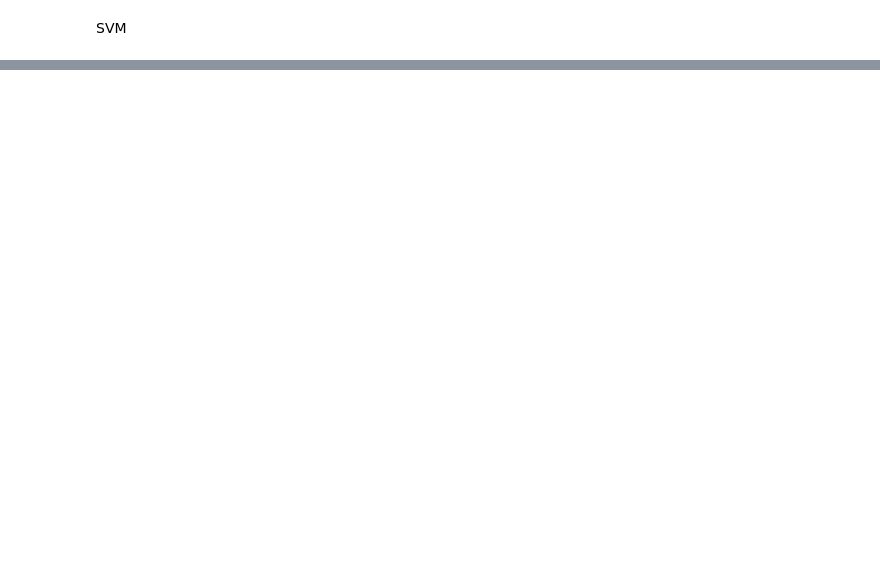
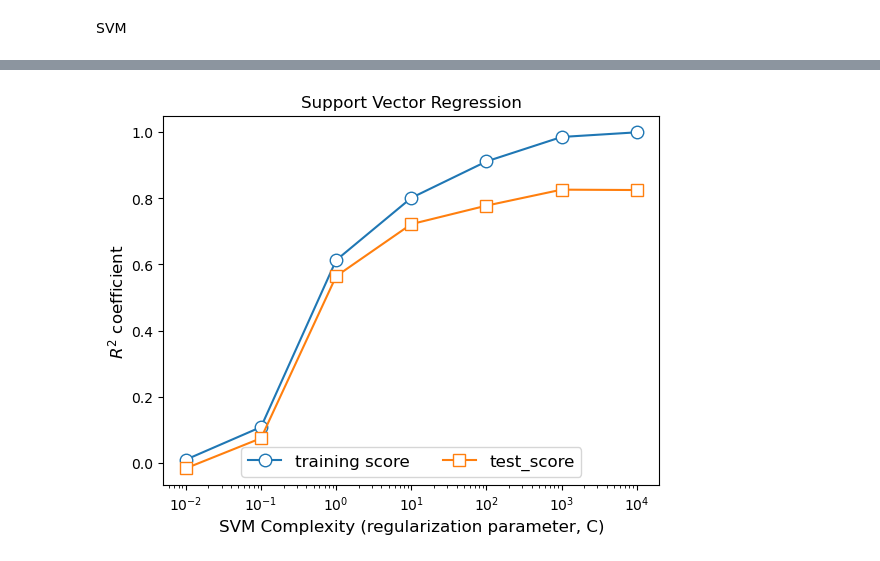
Before and after one commit to ibnerasheed/MyLearning, a Jupyter notebook: ensembles/chapter1.ipynb, the cells around one changed output, grey strips where cells are left out. Cells and saved outputs as stored; diff of their text form; code cells hidden in the pictures; blank space fills up the shorter version.

```diff
--- a/ensembles/chapter1.ipynb
+++ b/ensembles/chapter1.ipynb
@@ -44,0 +91,21 @@ model = SVR(kernel='rbf', gamma=0.1)
+# %%
+from sklearn.svm import SVR
+
+model = SVR(kernel='rbf', gamma=0.1)
+trn_scores, tst_scores = validation_curve(model, X, Y.ravel(),
+                                          param_name='C',
+                                          param_range=np.logspace(-2, 4, 7),
+                                          cv=subsets, scoring='r2')
+
+mean_train_score = np.mean(trn_scores, axis=1)
+mean_test_score = np.mean(tst_scores, axis=1)
+# %%
+plt.semilogx(np.logspace(-2, 4, 7), mean_train_score, linewidth=1.5, marker='o', markersize=9, mfc='w');
+plt.semilogx(np.logspace(-2, 4, 7), mean_test_score, linewidth=1.5, marker='s', markersize=9, mfc='w');
+plt.legend(['training score', 'test_score'], loc='lower center', ncol=2, fontsize=12);
+plt.xlabel('SVM Complexity (regularization parameter, C)', fontsize=12);
+plt.ylabel('$R^2$ coefficient', fontsize=12);
+plt.title('Support Vector Regression', fontsize=12)
+fig.tight_layout()
+# %% [output]
+[figure, added]
```
Also changed, not shown: parts of 2 cells of this notebook, 1 other file.
